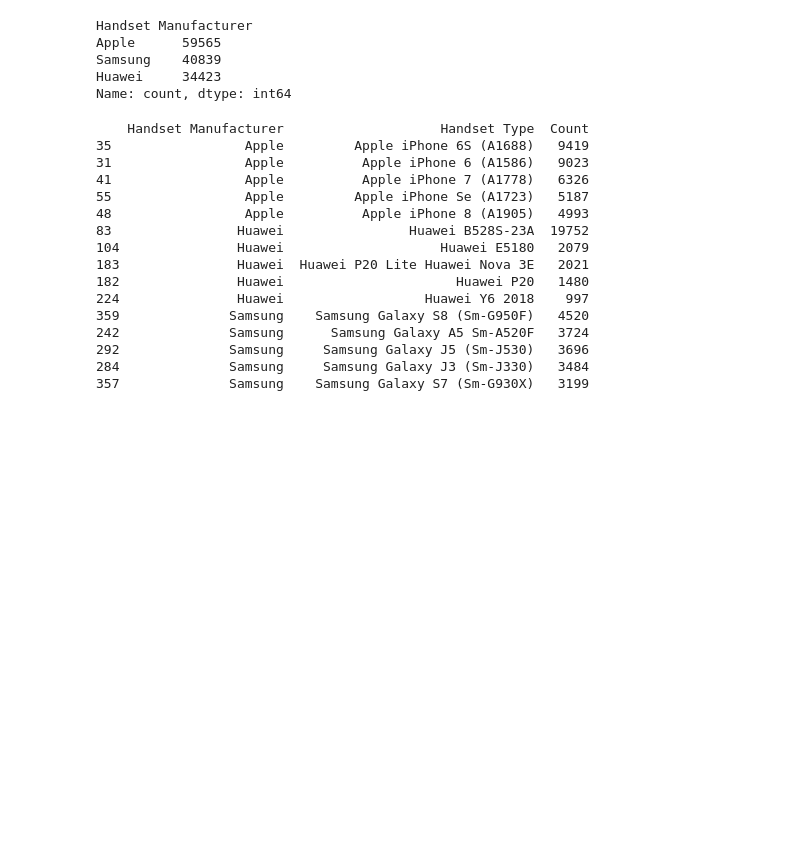
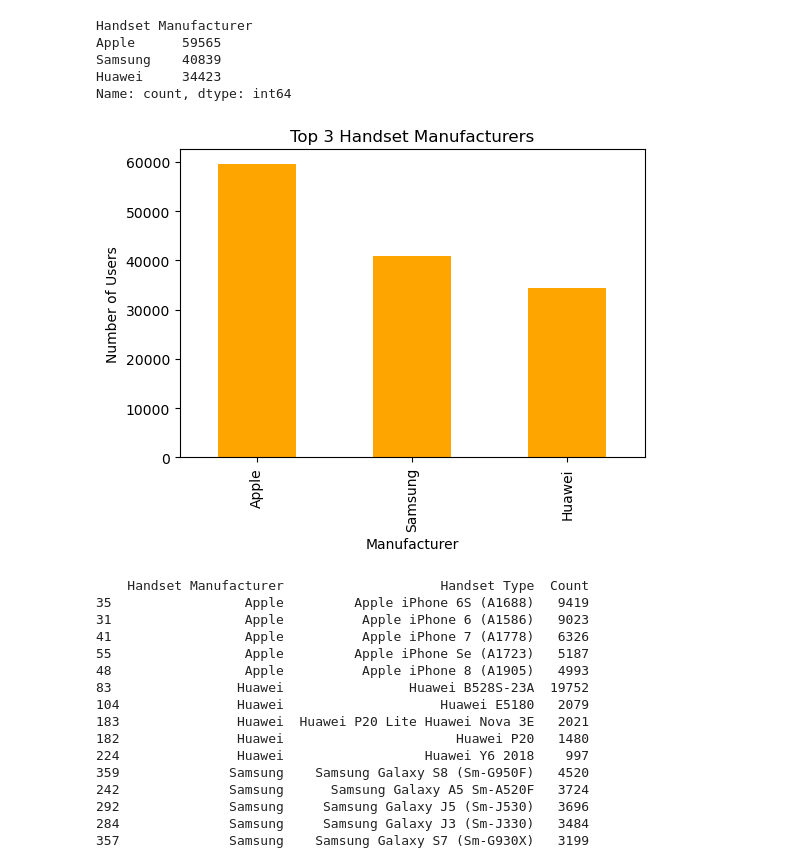
Before and after one commit to srivastavaparul628-ops/Project-5, a Jupyter notebook: Telecom_Project_Notebook.ipynb, the cells around one changed output. Cells and saved outputs as stored; diff of their text form; code cells hidden in the pictures; blank space fills up the shorter version.

```diff
--- a/Telecom_Project_Notebook.ipynb
+++ b/Telecom_Project_Notebook.ipynb
@@ -93,6 +106,18 @@ Apple      59565
 Samsung    40839
 Huawei     34423
 Name: count, dtype: int64
+# %%
+# Plot
+plt.figure(figsize=(6,4))
+top_3_manufacturers.plot(kind='bar', color='orange')
+
+plt.title("Top 3 Handset Manufacturers")
+plt.xlabel("Manufacturer")
+plt.ylabel("Number of Users")
+
+plt.show()
+# %% [output]
+[figure, added]
 # %%
 #top 5 handsets per top 3 handset manufacturer
 top_manu = top_3_manufacturers.index
```
Also changed, not shown: parts of 28 cells of this notebook, 3 other files.
